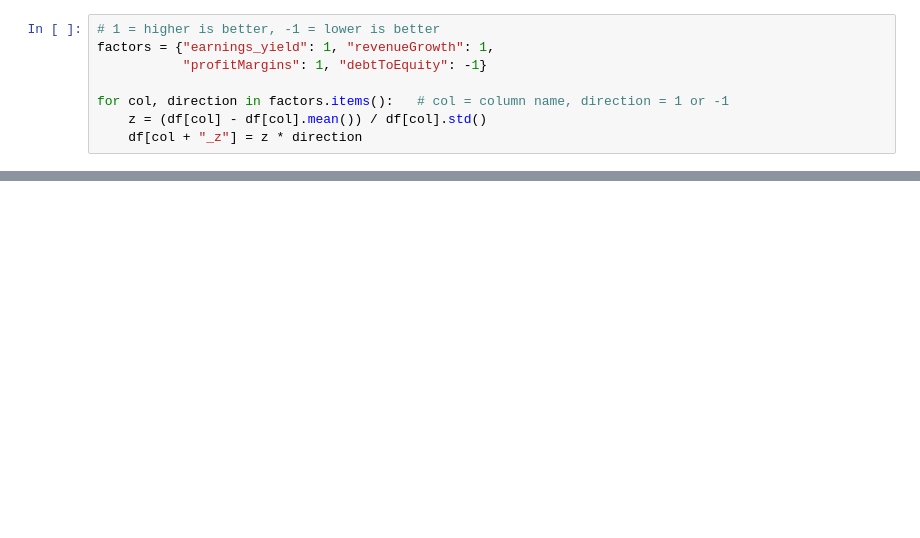
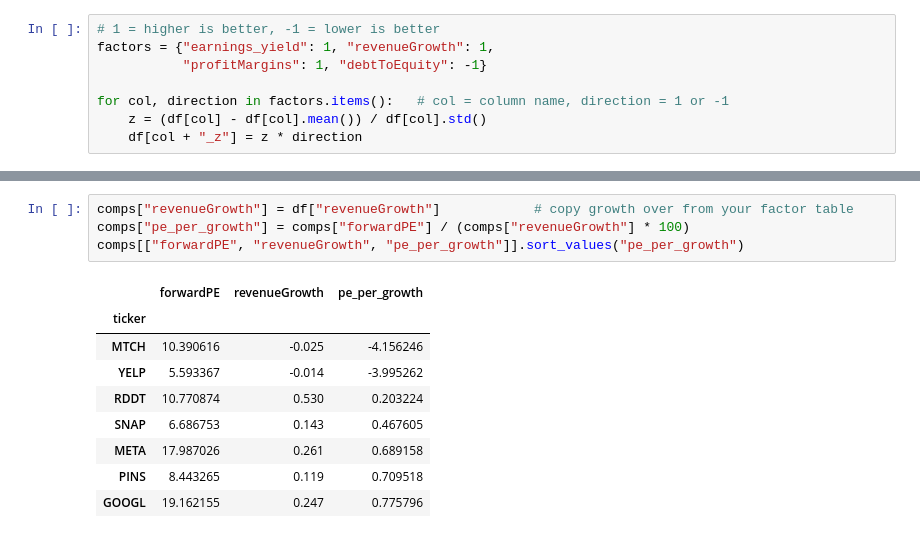
Before and after one commit to sophiabratteson/long-short-equity-screener, a Jupyter notebook: screener.ipynb, the cells around one changed output, grey strips where cells are left out. Saved outputs shown, nothing was run; the diff lists cells and outputs as text; blank space fills up the shorter version.

```diff
--- a/screener.ipynb
+++ b/screener.ipynb
@@ -78,0 +143,14 @@ df.sort_values("score", ascending=False)[["shortName", "score"] + z_cols]
+# %%
+comps["revenueGrowth"] = df["revenueGrowth"]            # copy growth over from your factor table
+comps["pe_per_growth"] = comps["forwardPE"] / (comps["revenueGrowth"] * 100)
+comps[["forwardPE", "revenueGrowth", "pe_per_growth"]].sort_values("pe_per_growth")
+# %% [output]
+|  | forwardPE | revenueGrowth | pe_per_growth |
+| ticker |  |  |  |
+| MTCH | 10.390616 | -0.025 | -4.156246 |
+| YELP | 5.593367 | -0.014 | -3.995262 |
+| RDDT | 10.770874 | 0.530 | 0.203224 |
+| SNAP | 6.686753 | 0.143 | 0.467605 |
+| META | 17.987026 | 0.261 | 0.689158 |
+| PINS | 8.443265 | 0.119 | 0.709518 |
+| GOOGL | 19.162155 | 0.247 | 0.775796 |
```
Also changed, not shown: parts of 15 cells of this notebook.
